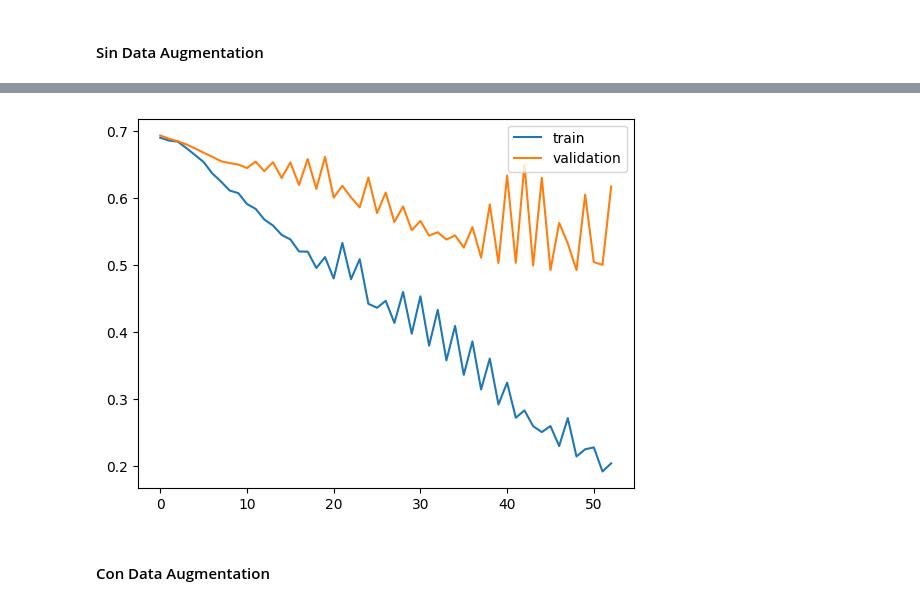
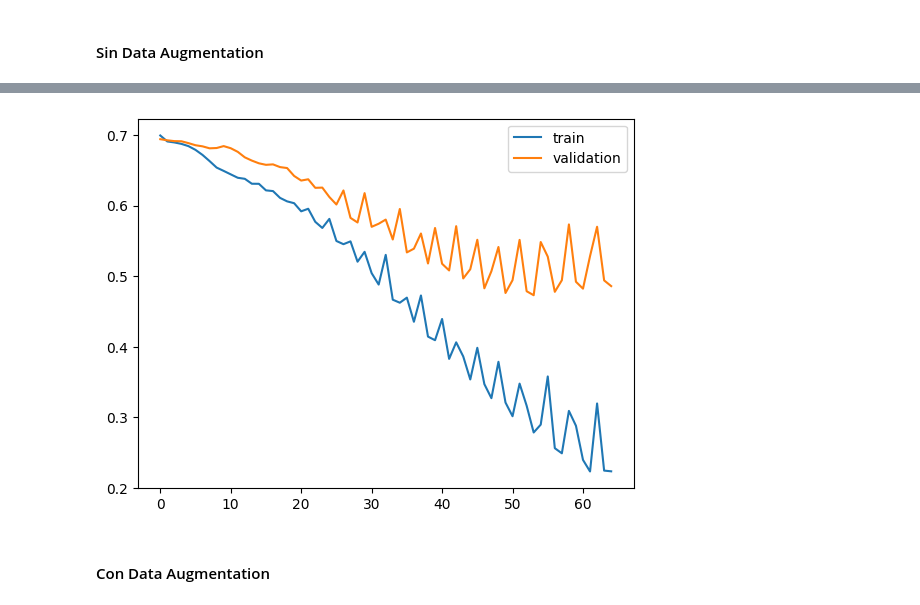
Before and after one commit to ivan2k4/VCA2025, a Jupyter notebook: p1.ipynb, the cells around one changed output, grey strips where cells are left out. Drawn from its saved outputs; the diff is of its cells as text; code cells hidden in the pictures.

```diff
--- a/p1.ipynb
+++ b/p1.ipynb
@@ -60,6 +60,7 @@ from torchvision.models import squeezenet1_0, SqueezeNet1_0_Weights
 
 seed = 42
 batch_size = 64
+image_size = (288, 512)
 # %% [markdown]
 ## **Tarea 1**: Dataset class personalizada para la carga del dataset
 # %% [markdown]
@@ -131,7 +132,7 @@ label_csv_filename = "ship.csv"
 
 my_transforms = transforms.Compose([
                                     transforms.ToPILImage(),
-                                    transforms.Resize((144, 256)),
+                                    transforms.Resize(image_size),
                                     transforms.ToTensor(),
                                     transforms.Normalize((0.5,),(0.5,))
 ])
@@ -655,7 +660,7 @@ mymodel_no_da, train_losses, val_losses = train_model(mymodel_no_da,
                                                 device=device,
                                                 model_name="npt_no_DA_docked",
                                                 epochs=99,
-                                                ES_patience=7)
+                                                ES_patience=11)
 plot_history(train_losses, val_losses)
 # %% [output]
 Device: cuda:0
@@ -678,4 +683,4 @@ El mejor modelo era el de la epoch 46 con una pérdida de validación de 0.4927
-[figure, old version]
+[figure, new version]
 # %% [markdown]
 #### Con Data Augmentation
 # %%
```
Also changed, not shown: parts of 25 cells of this notebook, 17 other files.
